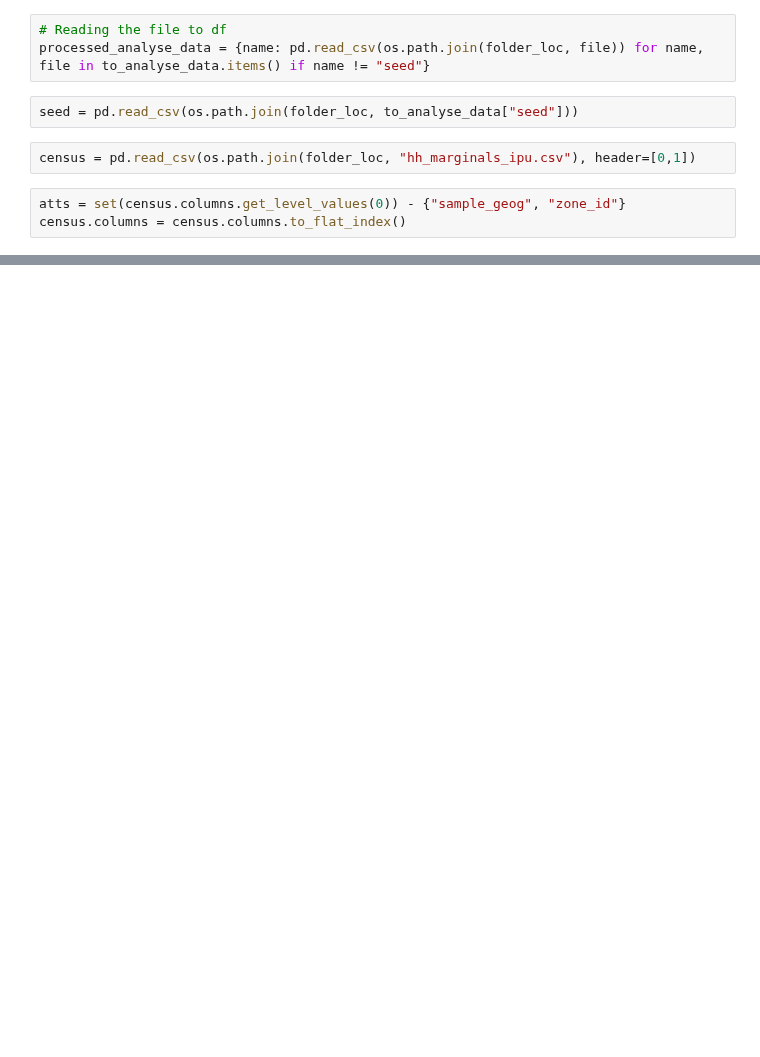
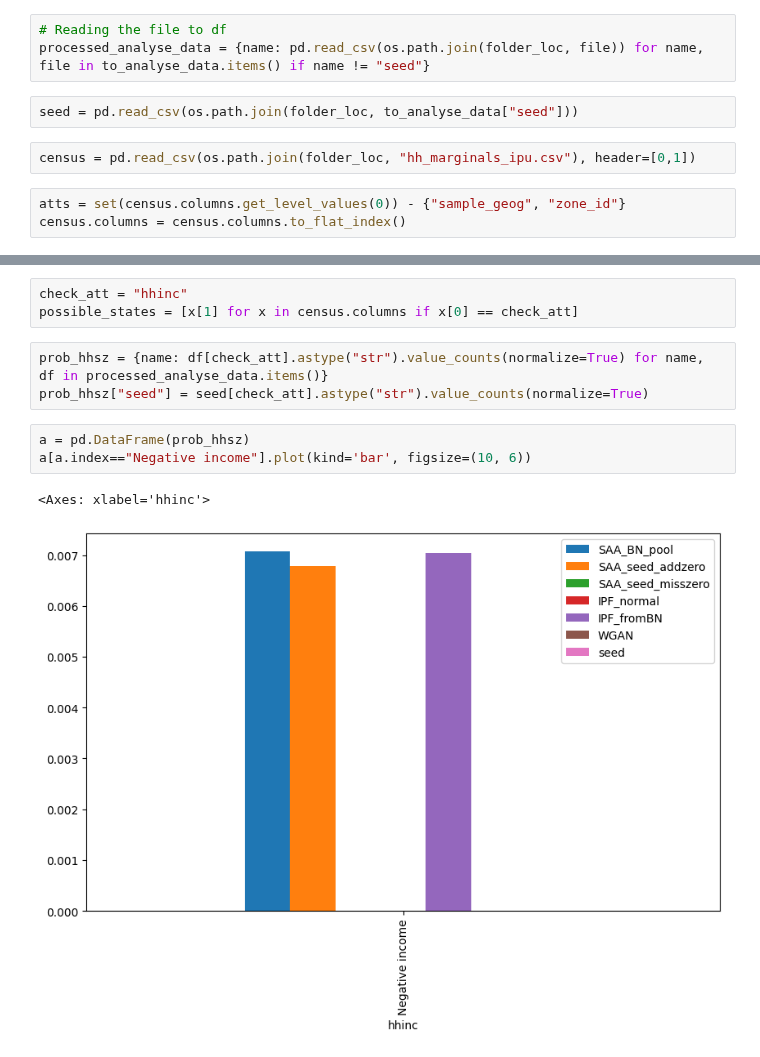
Before and after one commit to bobkatla/PopSyn_Monash, a Jupyter notebook: PopSynthesis/Analyse/compare_seed.ipynb, the cells around one changed output, grey strips where cells are left out. Cells and saved outputs as stored; diff of their text form; blank space fills up the shorter version.

```diff
--- a/PopSynthesis/Analyse/compare_seed.ipynb
+++ b/PopSynthesis/Analyse/compare_seed.ipynb
@@ -88,0 +91,12 @@ jsd_results.plot(kind='bar', figsize=(10, 6))
+# %%
+check_att = "hhinc"
+possible_states = [x[1] for x in census.columns if x[0] == check_att]
+# %%
+prob_hhsz = {name: df[check_att].astype("str").value_counts(normalize=True) for name, df in processed_analyse_data.items()}
+prob_hhsz["seed"] = seed[check_att].astype("str").value_counts(normalize=True)
+# %%
+a = pd.DataFrame(prob_hhsz)
+a[a.index=="Negative income"].plot(kind='bar', figsize=(10, 6))
+# %% [output]
+<Axes: xlabel='hhinc'>
+[figure, added]
```
Also changed, not shown: parts of 8 cells of this notebook.
